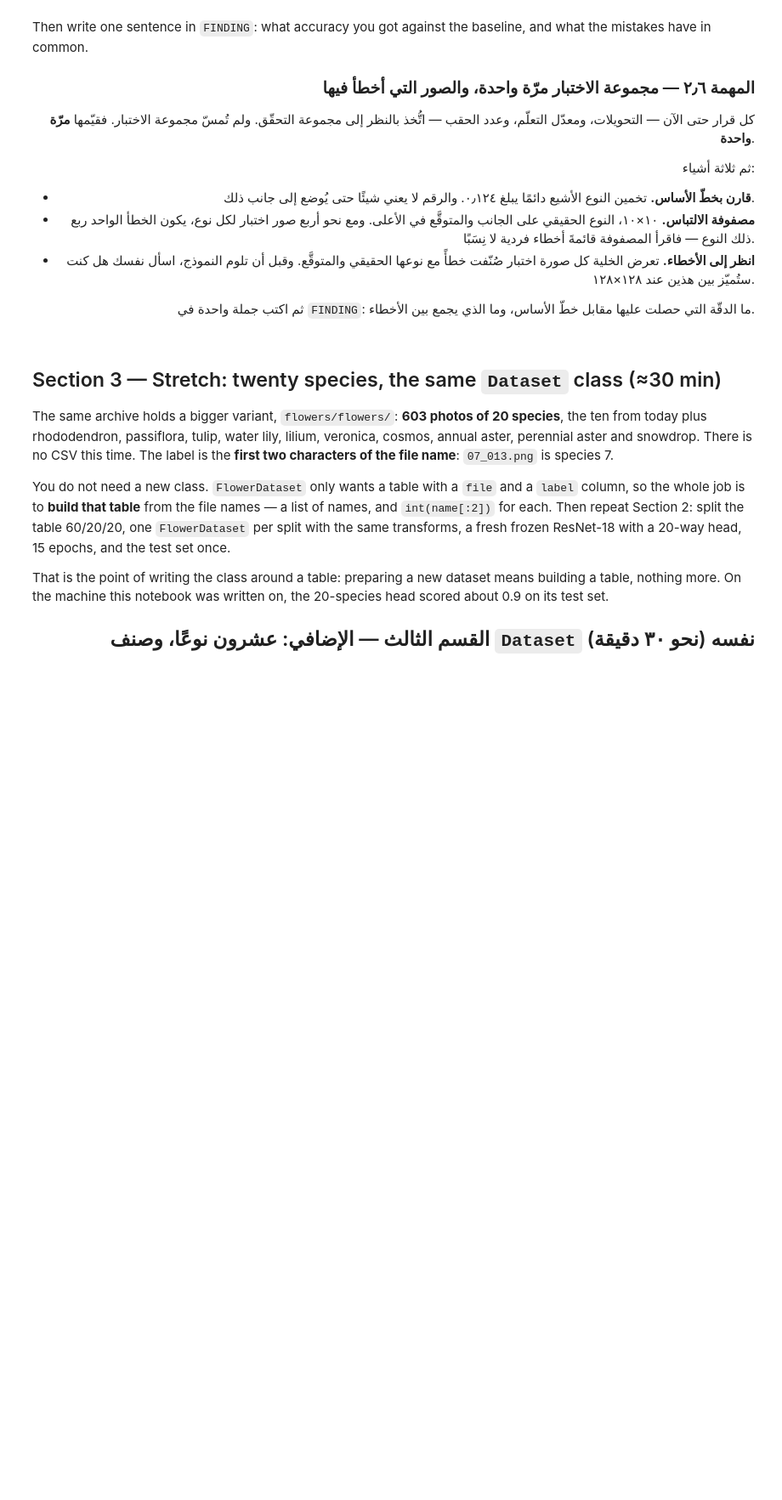
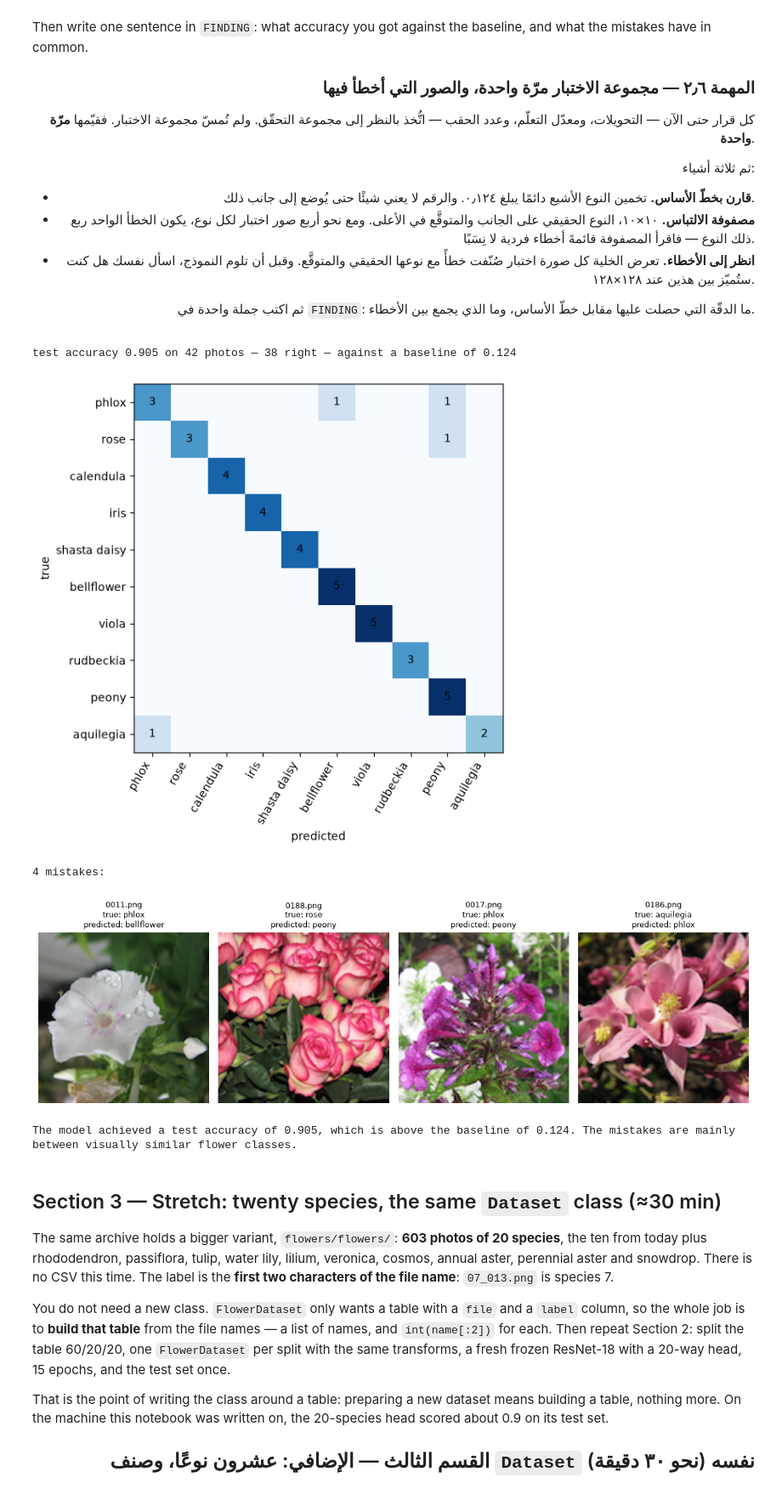
Before and after one commit to ghadialbishri/AIEP_Olo_student, a Jupyter notebook: week_4_cnn_finetuning/labs/D2_flowers_finetune/D2_flowers_finetune_blank.ipynb, the cells around one changed output. Shown at 85% size. Saved outputs shown, nothing was run; the diff lists cells and outputs as text; code cells hidden in the pictures; blank space fills up the shorter version.

```diff
--- a/week_4_cnn_finetuning/labs/D2_flowers_finetune/D2_flowers_finetune_blank.ipynb
+++ b/week_4_cnn_finetuning/labs/D2_flowers_finetune/D2_flowers_finetune_blank.ipynb
@@ -870,38 +997,61 @@ mistakes have in common.
 
 # TODO: The predicted species for every test photo, in test_df order.
 # مهمة: النوع المتوقَّع لكل صورة اختبار، بترتيب `test_df`.
+model.eval()
+
+with torch.no_grad():
+    test_predictions = []
+
+    for images, targets in test_loader:
+        logits = model(images)
+        test_predictions.append(logits.argmax(dim=1))
+
+TEST_PRED = torch.cat(test_predictions).numpy()
 TEST_TRUE = test_df["label"].to_numpy()
 BASELINE = counts.max() / len(labels)
+FINAL_LOSS, FINAL_ACCURACY = evaluate(model, test_loader)
 print(f"test accuracy {FINAL_ACCURACY:.3f} on {len(TEST_TRUE)} photos — "
       f"{int(round(FINAL_ACCURACY * len(TEST_TRUE)))} right — against a baseline of {BASELINE:.3f}")
 confusion = confusion_matrix(TEST_TRUE, TEST_PRED, labels=range(len(FLOWER_NAMES)))
 fig, ax = plt.subplots(figsize=(7, 6))
 ax.imshow(confusion, cmap="Blues")
 ax.set_xticks(range(10), FLOWER_NAMES, rotation=60, ha="right")
 ax.set_yticks(range(10), FLOWER_NAMES)
 ax.set_xlabel("predicted")
 ax.set_ylabel("true")
 for i in range(10):
     for j in range(10):
         if confusion[i, j]:
             ax.text(j, i, confusion[i, j], ha="center", va="center")
 plt.tight_layout()
 plt.show()
 wrong = np.flatnonzero(TEST_PRED != TEST_TRUE)
 print(f"{len(wrong)} mistakes:")
 if len(wrong):
     fig, axes = plt.subplots(1, len(wrong), figsize=(3 * len(wrong), 3.4), squeeze=False)
     for ax, k in zip(axes[0], wrong):
         file = test_df.iloc[k]["file"]
         ax.imshow(Image.open(IMAGE_DIR / file))
         ax.set_title(f"{file}\ntrue: {FLOWER_NAMES[TEST_TRUE[k]]}\n"
                      f"predicted: {FLOWER_NAMES[TEST_PRED[k]]}", fontsize=9)
         ax.axis("off")
     plt.tight_layout()
     plt.show()
 # TODO: One sentence: your accuracy against the baseline, and what the mistakes have in common.
 # مهمة: جملة واحدة: دقّتك مقابل خطّ الأساس، وما الذي يجمع بين الأخطاء.
+FINAL_LOSS, FINAL_ACCURACY = evaluate(model, test_loader)
+FINDING = (
+    f"The model achieved a test accuracy of {FINAL_ACCURACY:.3f}, "
+    f"which is above the baseline of {BASELINE:.3f}. "
+    "The mistakes are mainly between visually similar flower classes."
+)
 print(f"\n{FINDING}")
+# %% [output]
+test accuracy 0.905 on 42 photos — 38 right — against a baseline of 0.124
+[figure, added]
+4 mistakes:
+[figure, added]
+The model achieved a test accuracy of 0.905, which is above the baseline of 0.124. The mistakes are mainly between visually similar flower classes.
 # %% [markdown]
 ## Section 3 — Stretch: twenty species, the same `Dataset` class  (≈30 min)
 
```
Also changed, not shown: parts of 11 cells of this notebook.
